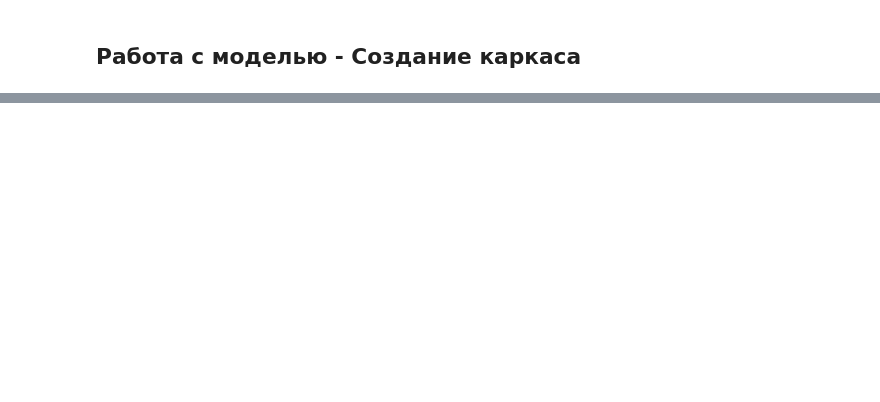
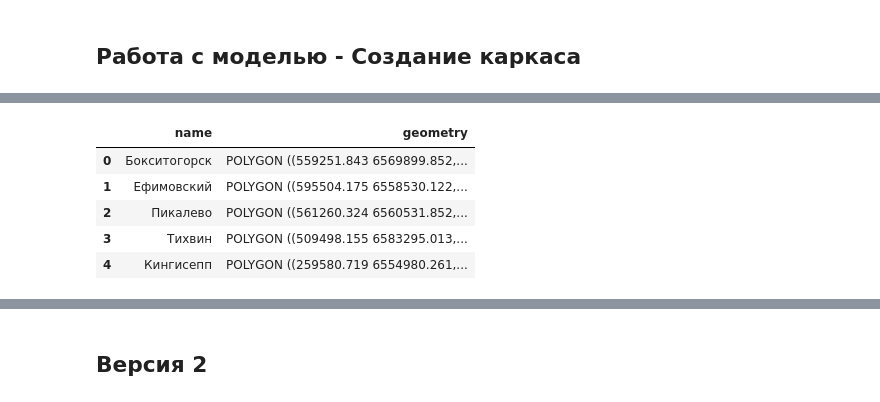
Before and after one commit to Mvin8/PopFrame, a Jupyter notebook: examples/agglomeration.ipynb, the cells around one changed output, grey strips where cells are left out. Saved outputs shown, nothing was run; the diff lists cells and outputs as text; code cells hidden in the pictures; blank space fills up the shorter version.

```diff
--- a/examples/agglomeration.ipynb
+++ b/examples/agglomeration.ipynb
@@ -126,4 +144,15 @@ Number of agglomerations: 32
+# %%
+agglomeration_gdf.head()
+# %% [output]
+|  | name | geometry |
+| 0 | Бокситогорск | POLYGON ((559251.843 6569899.852,... |
+| 1 | Ефимовский | POLYGON ((595504.175 6558530.122,... |
+| 2 | Пикалево | POLYGON ((561260.324 6560531.852,... |
+| 3 | Тихвин | POLYGON ((509498.155 6583295.013,... |
+| 4 | Кингисепп | POLYGON ((259580.719 6554980.261,... |
 # %%
 agglomeration_gdf.explore()
 # %% [output]
 [interactive output not drawn]
+# %% [markdown]
+## Версия 2
```
Also changed, not shown: parts of 16 cells of this notebook, 9 other files.
